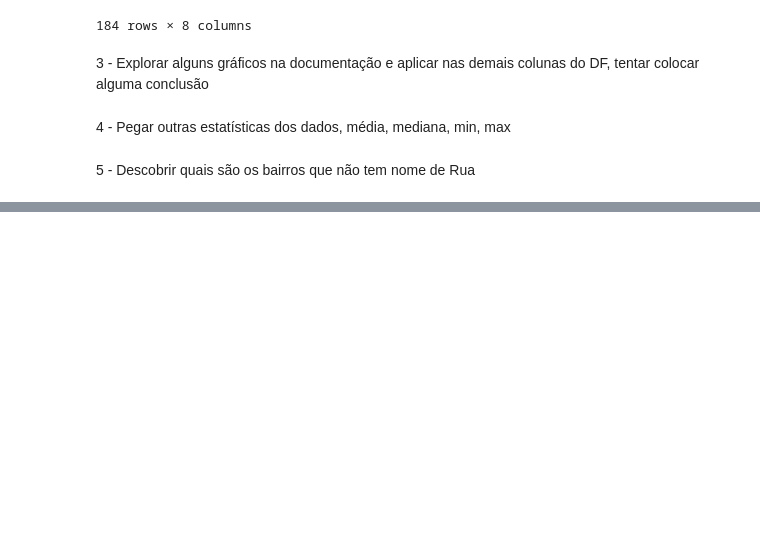
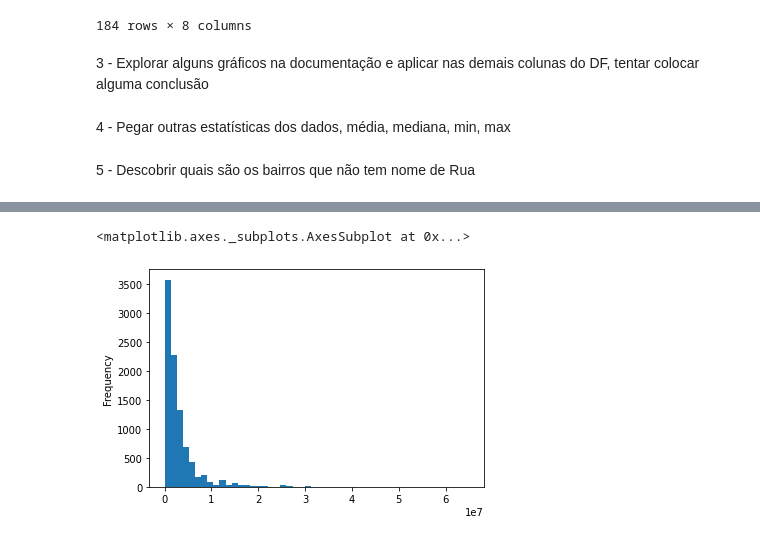
Before and after one commit to henrique-sk/Imersao-Dados-4-Alura, a Jupyter notebook: Imersão_Dados_4_Aula02+Desafios.ipynb, the cells around one changed output, grey strips where cells are left out. Drawn from its saved outputs; the diff is of its cells as text; code cells hidden in the pictures; blank space fills up the shorter version.

```diff
--- a/Imersão_Dados_4_Aula02+Desafios.ipynb
+++ b/Imersão_Dados_4_Aula02+Desafios.ipynb
@@ -113,0 +168,4 @@ dados.loc[dados['Bairro']=='Vila Mariana']
+# %%
+somente_valores_split = dados['Valor'].str.split(expand = True)
+# somente_valores[0]
+somente_valores_split[1].unique() # Verifica se o valor informado é único
@@ -113,0 +188,4 @@ dados.loc[dados['Bairro']=='Vila Mariana']
+# %%
+dados[['Moeda', 'Valor_anuncio', 'Tipo_anuncio']] = somente_valores_split
+# dá nome a cada Series dentro de Valor
+dados.head(3)
@@ -113,0 +235,4 @@ dados.loc[dados['Bairro']=='Vila Mariana']
+# %%
+# altera o DF deixando somente os dados com 'Tipo_anuncio' vazios
+dados_vendas = dados[dados['Tipo_anuncio'].isnull()]
+dados_vendas['Tipo_anuncio'].unique()
@@ -113,0 +272,3 @@ dados.loc[dados['Bairro']=='Vila Mariana']
+# %%
+dados_vendas['Valor_anuncio_float'] = dados_vendas['Valor_anuncio'].str.replace('.','').astype(float)
+dados_vendas.info()
@@ -113,0 +302,5 @@ dados.loc[dados['Bairro']=='Vila Mariana']
+# %%
+dados_vendas['Valor_anuncio_float'].plot.hist(bins=50)
+# %% [output]
+<matplotlib.axes._subplots.AxesSubplot at 0x...>
+[figure, added]
```
Also changed, not shown: parts of 27 cells of this notebook.
